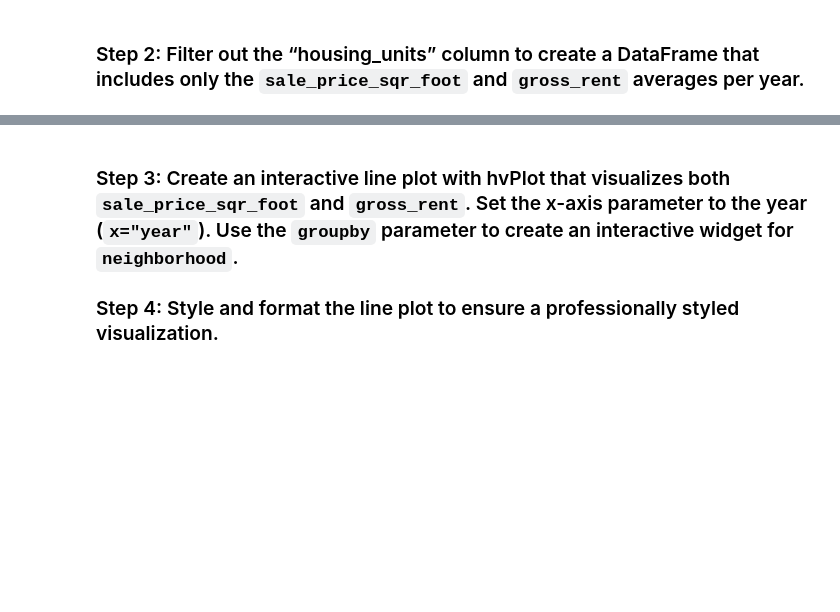
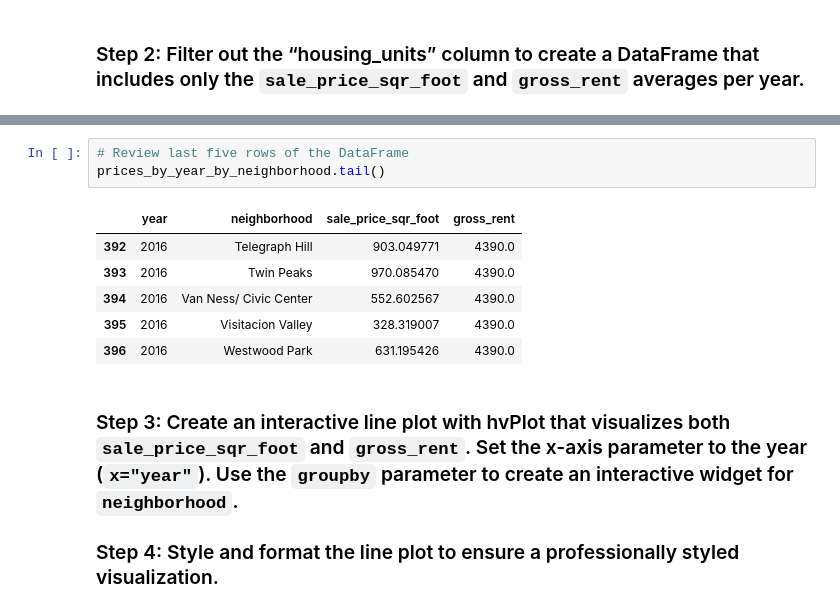
Before and after one commit to eyva19/Analysis_of_the_housing_rental_market_data, a Jupyter notebook: Starter_Code/san_francisco_housing.ipynb, the cells around one changed output, grey strips where cells are left out. Cells and saved outputs as stored; diff of their text form; blank space fills up the shorter version.

```diff
--- a/Starter_Code/san_francisco_housing.ipynb
+++ b/Starter_Code/san_francisco_housing.ipynb
@@ -420,3 +437,13 @@ prices_by_year_by_neighborhood = # YOUR CODE HERE
+# %%
+# Review last five rows of the DataFrame
+prices_by_year_by_neighborhood.tail()
+# %% [output]
+|  | year | neighborhood | sale_price_sqr_foot | gross_rent |
+| 392 | 2016 | Telegraph Hill | 903.049771 | 4390.0 |
+| 393 | 2016 | Twin Peaks | 970.085470 | 4390.0 |
+| 394 | 2016 | Van Ness/ Civic Center | 552.602567 | 4390.0 |
+| 395 | 2016 | Visitacion Valley | 328.319007 | 4390.0 |
+| 396 | 2016 | Westwood Park | 631.195426 | 4390.0 |
 # %% [markdown]
 ### Step 3: Create an interactive line plot with hvPlot that visualizes both `sale_price_sqr_foot` and `gross_rent`. Set the x-axis parameter to the year (`x="year"`). Use the `groupby` parameter to create an interactive widget for `neighborhood`.
 
```
Also changed, not shown: parts of 5 cells of this notebook.
